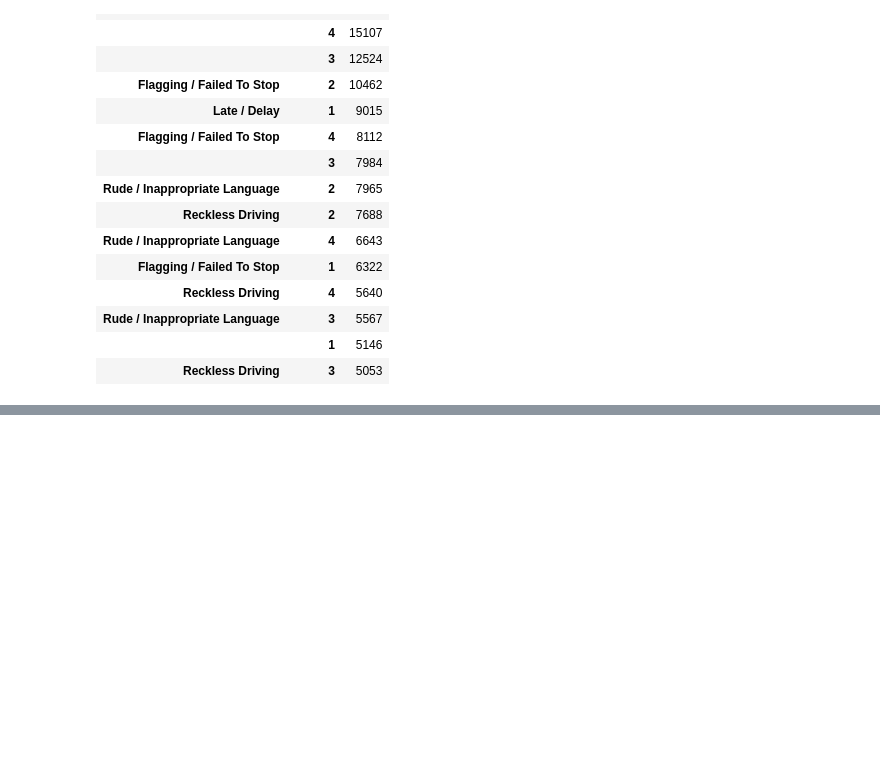
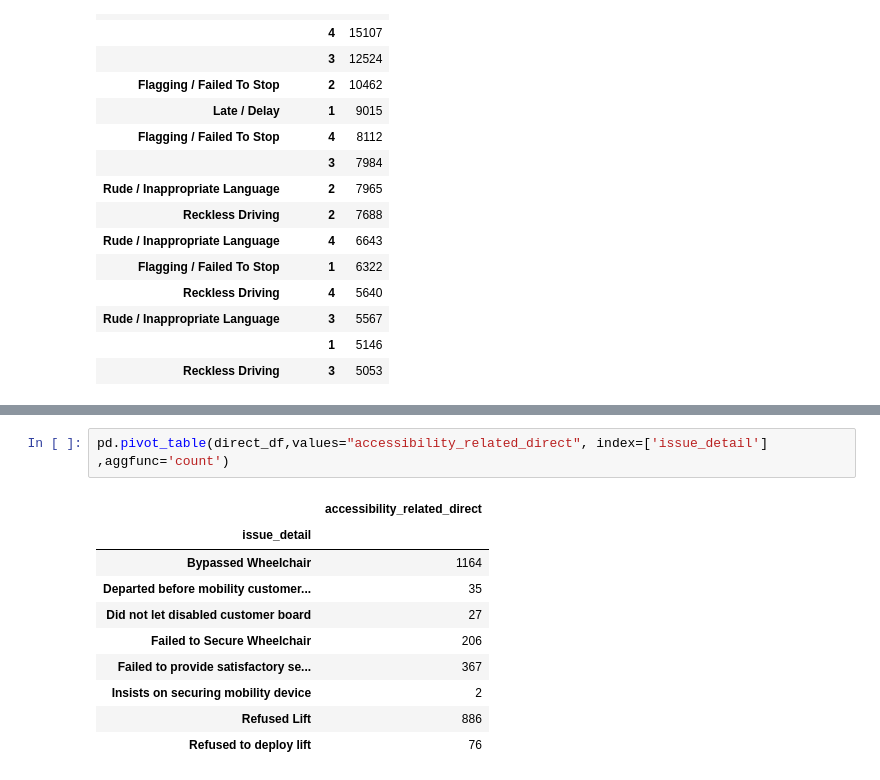
Before and after one commit to itzamnahuerta/mta_complaints, a Jupyter notebook: MTA_COMPLAINTS.ipynb, the cells around one changed output, grey strips where cells are left out. Drawn from its saved outputs; the diff is of its cells as text; blank space fills up the shorter version.

```diff
--- a/MTA_COMPLAINTS.ipynb
+++ b/MTA_COMPLAINTS.ipynb
@@ -638,0 +618,13 @@ pd.pivot_table(direct_df,values="accessibility_related_direct", index=['issue_de
+# %%
+pd.pivot_table(direct_df,values="accessibility_related_direct", index=['issue_detail'] ,aggfunc='count')
+# %% [output]
+|  | accessibility_related_direct |
+| issue_detail |  |
+| Bypassed Wheelchair | 1164 |
+| Departed before mobility customer... | 35 |
+| Did not let disabled customer board | 27 |
+| Failed to Secure Wheelchair | 206 |
+| Failed to provide satisfactory se... | 367 |
+| Insists on securing mobility device | 2 |
+| Refused Lift | 886 |
+| Refused to deploy lift | 76 |
```
Also changed, not shown: parts of 34 cells of this notebook.
